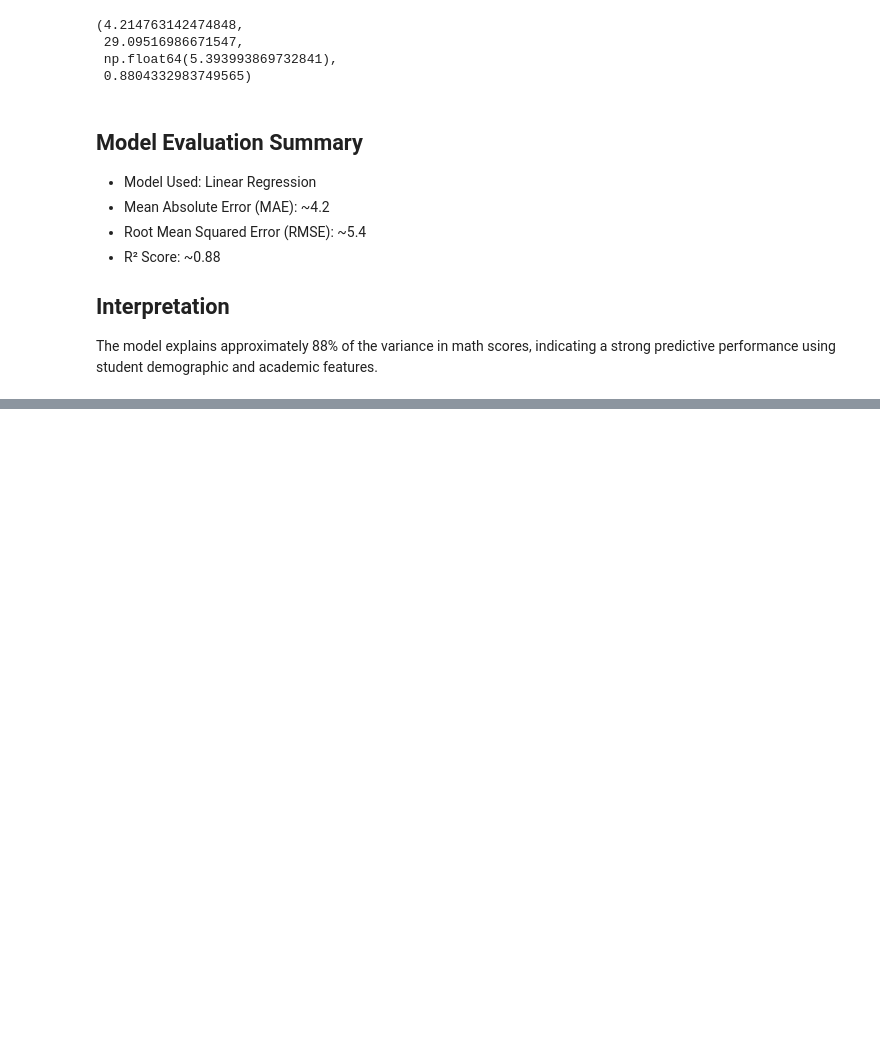
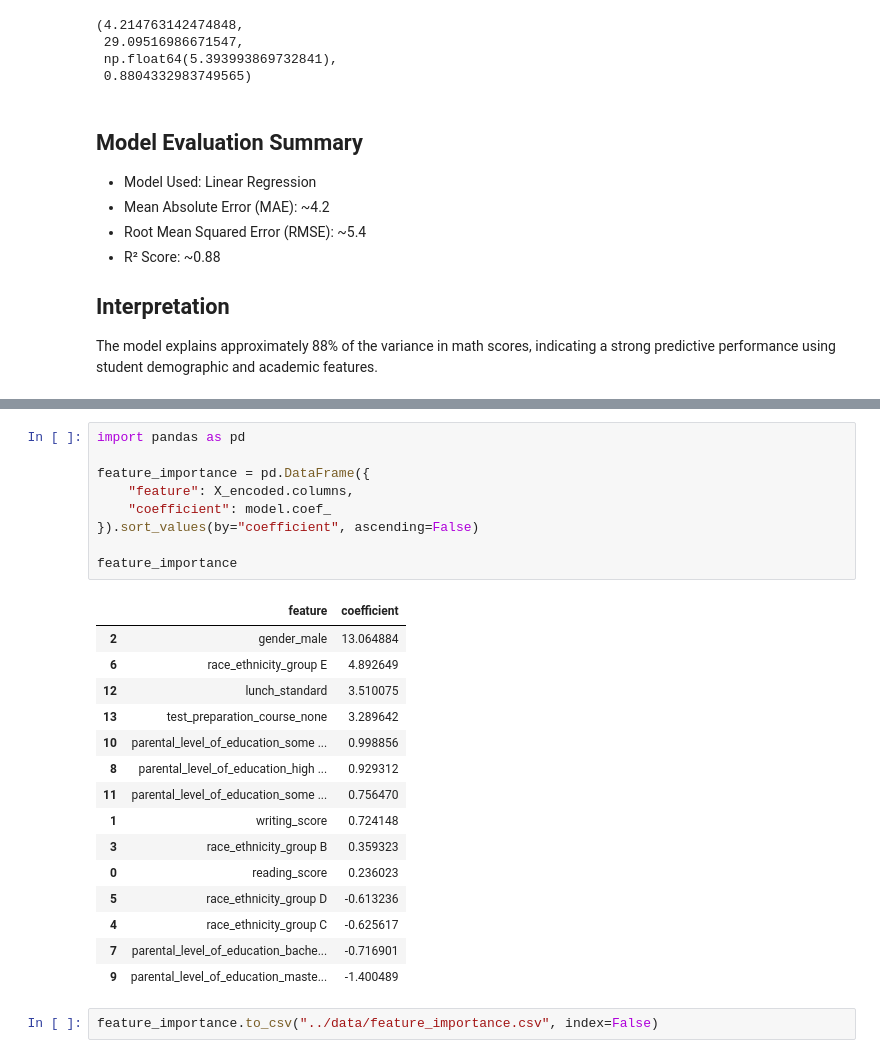
Before and after one commit to hiyalodha/student-performance-ml, a Jupyter notebook: notebooks/03_model_training.ipynb, the cells around one changed output, grey strips where cells are left out. Saved outputs shown, nothing was run; the diff lists cells and outputs as text; blank space fills up the shorter version.

Commit message:
Add model artifacts and results

```diff
--- a/notebooks/03_model_training.ipynb
+++ b/notebooks/03_model_training.ipynb
@@ -111,0 +156,27 @@ and academic features.
+# %%
+import pandas as pd
+
+feature_importance = pd.DataFrame({
+    "feature": X_encoded.columns,
+    "coefficient": model.coef_
+}).sort_values(by="coefficient", ascending=False)
+
+feature_importance
+# %% [output]
+|  | feature | coefficient |
+| 2 | gender_male | 13.064884 |
+| 6 | race_ethnicity_group E | 4.892649 |
+| 12 | lunch_standard | 3.510075 |
+| 13 | test_preparation_course_none | 3.289642 |
+| 10 | parental_level_of_education_some ... | 0.998856 |
+| 8 | parental_level_of_education_high ... | 0.929312 |
+| 11 | parental_level_of_education_some ... | 0.756470 |
+| 1 | writing_score | 0.724148 |
+| 3 | race_ethnicity_group B | 0.359323 |
+| 0 | reading_score | 0.236023 |
+| 5 | race_ethnicity_group D | -0.613236 |
+| 4 | race_ethnicity_group C | -0.625617 |
+| 7 | parental_level_of_education_bache... | -0.716901 |
+| 9 | parental_level_of_education_maste... | -1.400489 |
+# %%
+feature_importance.to_csv("../data/feature_importance.csv", index=False)
```
Also changed, not shown: parts of 6 cells of this notebook, 4 other files.
